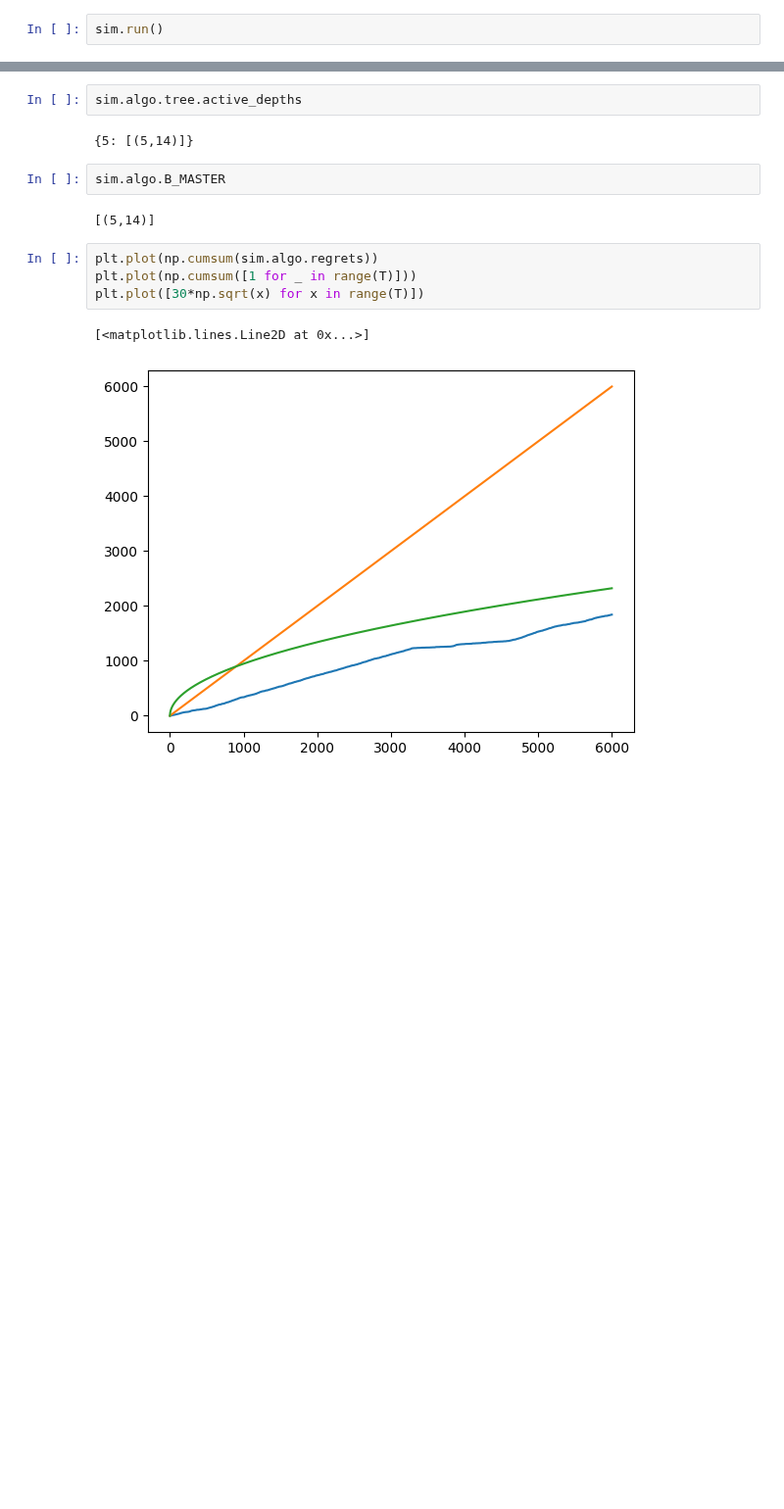
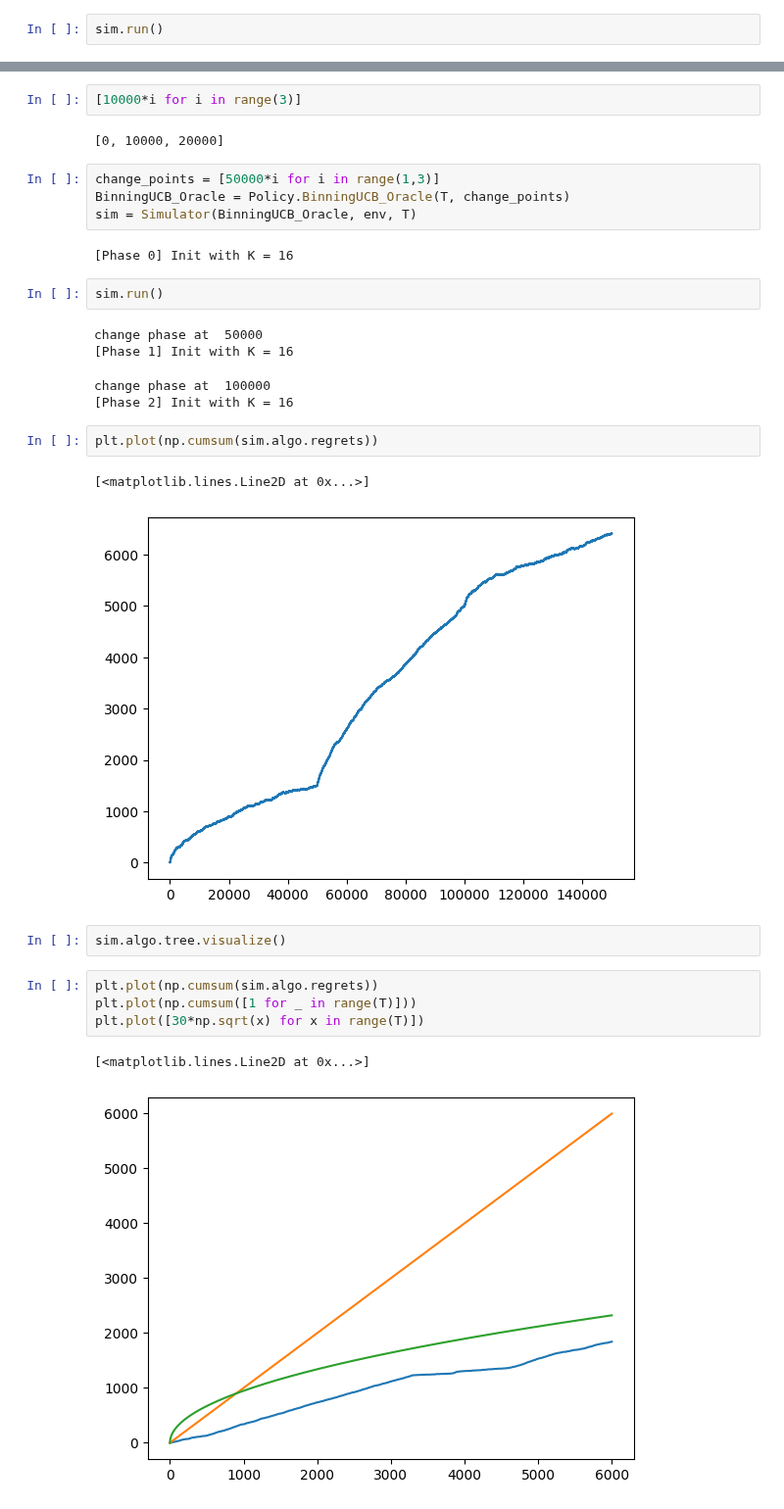
Before and after one commit to nguyenicolas/NS_Lipschitz_Bandits, a Jupyter notebook: main.ipynb, the cells around one changed output, grey strips where cells are left out. Shown at 98% size. Saved outputs shown, nothing was run; the diff lists cells and outputs as text; blank space fills up the shorter version.

```diff
--- a/main.ipynb
+++ b/main.ipynb
@@ -115,11 +176,27 @@ plt.plot(np.cumsum(sim.algo.regrets))
+# %%
+[10000*i for i in range(3)]
+# %% [output]
+[0, 10000, 20000]
+# %%
+change_points = [50000*i for i in range(1,3)]
+BinningUCB_Oracle = Policy.BinningUCB_Oracle(T, change_points)
+sim = Simulator(BinningUCB_Oracle, env, T)
+# %% [output]
+[Phase 0] Init with K = 16
+# %%
+sim.run()
+# %% [output]
+change phase at  50000
+[Phase 1] Init with K = 16
+change phase at  100000
+[Phase 2] Init with K = 16
+# %%
+plt.plot(np.cumsum(sim.algo.regrets))
+# %% [output]
+[<matplotlib.lines.Line2D at 0x...>]
+[figure, added]
 # %%
-sim.algo.tree.active_depths
+sim.algo.tree.visualize()
-# %% [output]
-{5: [(5,14)]}
-# %%
-sim.algo.B_MASTER
-# %% [output]
-[(5,14)]
 # %%
 plt.plot(np.cumsum(sim.algo.regrets))
 plt.plot(np.cumsum([1 for _ in range(T)]))
```
Also changed, not shown: parts of 16 cells of this notebook, 3 other files.
